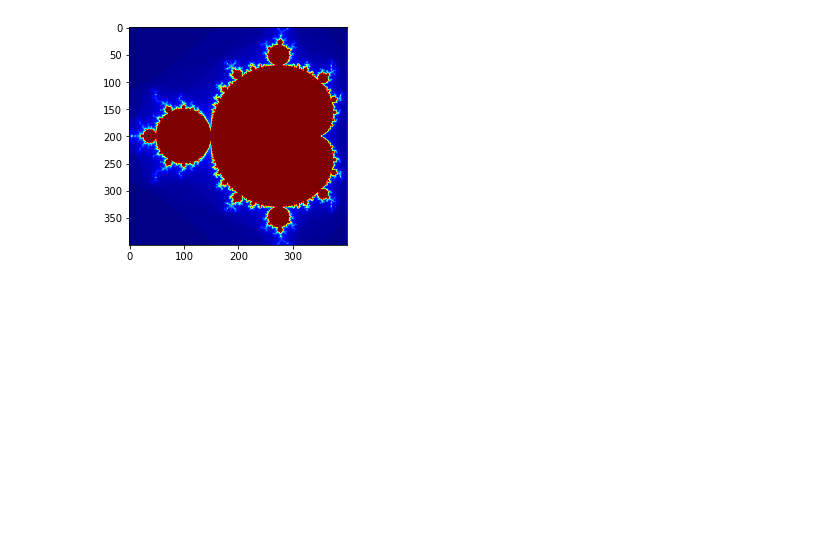
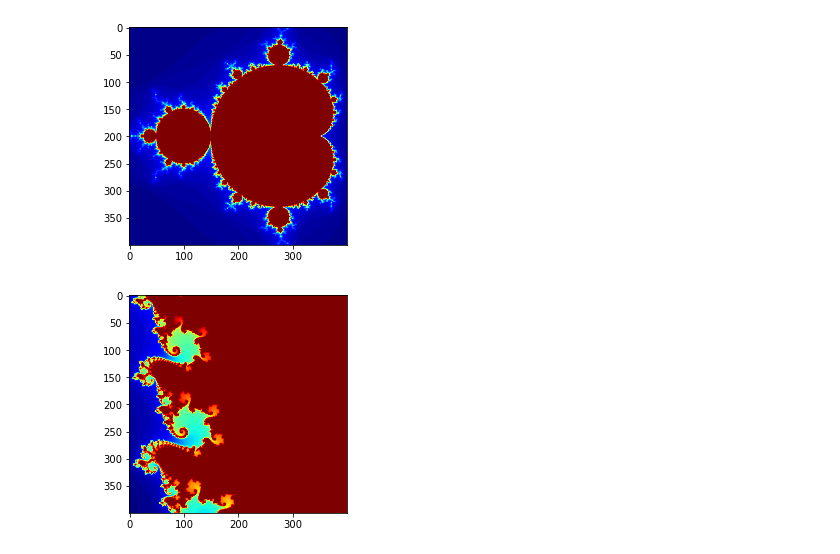
Before and after one commit to gitony0101/selfstudy, a Jupyter notebook: duke/functions.ipynb, the cells around one changed output. Saved outputs shown, nothing was run; the diff lists cells and outputs as text; code cells hidden in the pictures; blank space fills up the shorter version.

```diff
--- a/duke/functions.ipynb
+++ b/duke/functions.ipynb
@@ -26,3 +26,11 @@ plt.imshow(img,cmap=plt.cm.jet)
 pass
 # %% [output]
 [figure]
+# %%
+# Function is re-usable¶
+img = mandelbrot(w=400, h=400, xl=-0.75, xu=-0.73, yl=0.1, yu=0.12)
+plt.grid(False)
+plt.imshow(img, cmap=plt.cm.jet)
+pass
+# %% [output]
+[figure, added]
```
Also changed, not shown: parts of 3 cells of this notebook.
